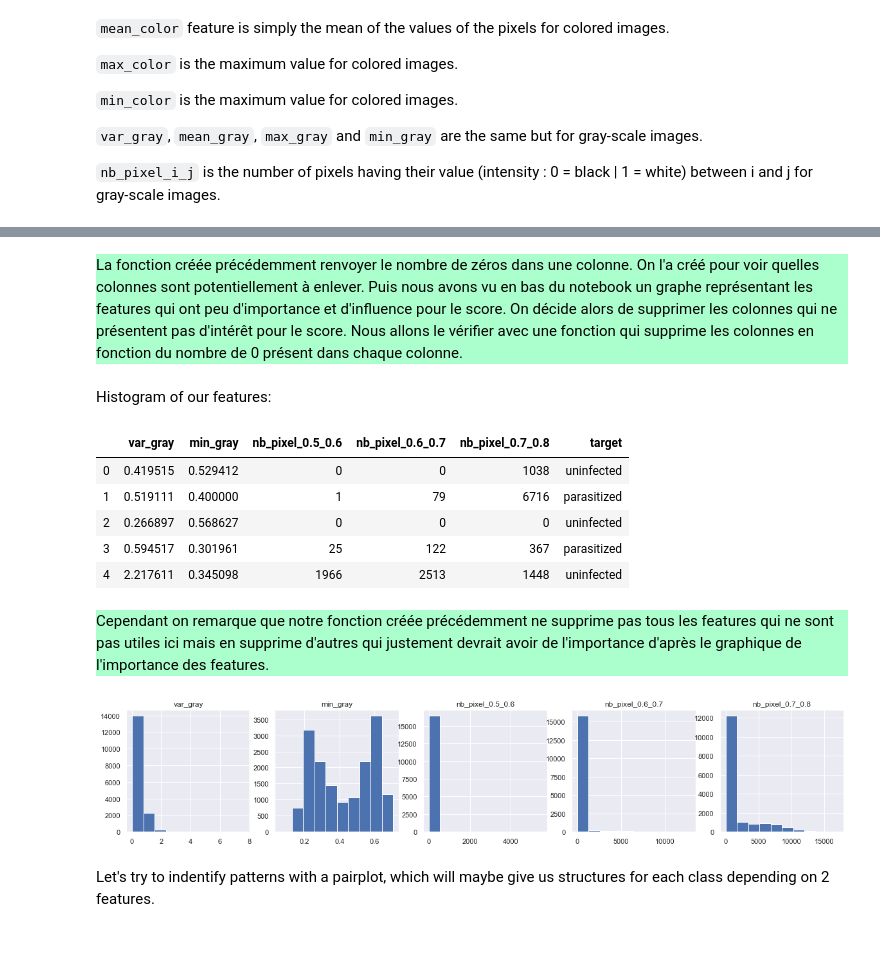
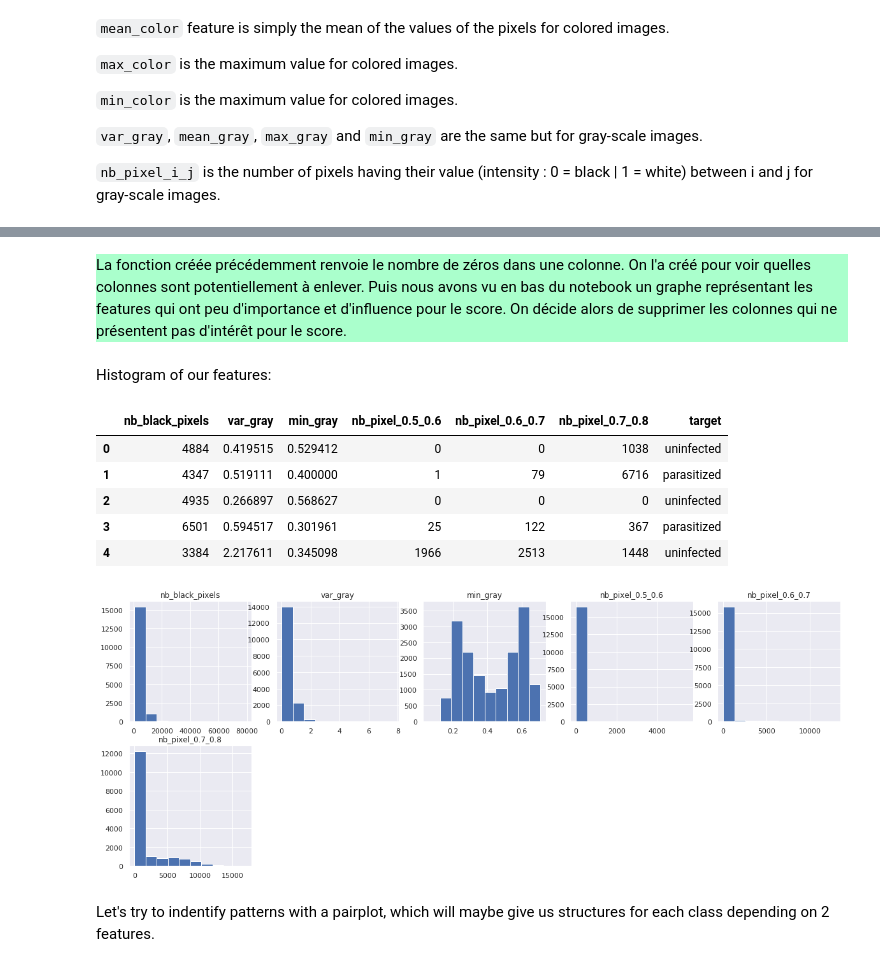
Before and after one commit to charlottetrupin/malaria, a Jupyter notebook: starting_kit/README_{preprocessing}.ipynb, the cells around one changed output, grey strips where cells are left out. Saved outputs shown, nothing was run; the diff lists cells and outputs as text; code cells hidden in the pictures.

```diff
--- a/starting_kit/README_{preprocessing}.ipynb
+++ b/starting_kit/README_{preprocessing}.ipynb
@@ -141,70 +141,68 @@ data.describe()
 | max | 79306.000000 | 0.030410 | 1.000000 | 1.000000 | 1.000000 | 7.691629 | 0.748599 | 0.705882 | 0.941176 | ... |
 # %% [markdown]
 <div style="background:#AAFFCC">
-La fonction créée précédemment renvoyer le nombre de zéros dans une colonne. On l'a créé pour voir quelles colonnes sont potentiellement à enlever. Puis nous avons vu en bas du notebook un graphe représentant les features qui ont peu d'importance et d'influence pour le score. On décide alors de supprimer les colonnes qui  ne présentent pas d'intérêt pour le score.
-Nous allons le vérifier avec une fonction qui supprime les colonnes en fonction du nombre de 0 présent dans chaque colonne.
+La fonction créée précédemment renvoie le nombre de zéros dans une colonne. On l'a créé pour voir quelles colonnes sont potentiellement à enlever. Puis nous avons vu en bas du notebook un graphe représentant les features qui ont peu d'importance et d'influence pour le score. On décide alors de supprimer les colonnes qui  ne présentent pas d'intérêt pour le score.
+</div>
 # %% [markdown]
 Histogram of our features:
 # %%
 # processing
 # On analyse les colonnes nb_pixel_i_j pour voir si elles sont à enlever ou pas
 
-def supprime_colonne_avec_codition(nom_colonne):
+
+def supprime_colonne1(nom_colonne):
     j = 0
     for i in range(data.shape[0]):
         if data[nom_colonne][i] == 0 :
             j = j + 1
-    if j > 16000/2 :    #à modifier
+    if j > 16000/2 :
         return data.drop(columns=nom_colonne)
     return data
 
+#Finalement on se rend compte que la fonction précédente ne supprime que les colonnes qui ont un nombre de 0
+#sans tenir compte de l'importance des features.
+#Du coup on décide juste de supprimer les colonnes qui ne nous intéressent pas :
+
 def supprime_colonne(nom_colonne):
     return data.drop(columns=nom_colonne)
+
+
 
 data = supprime_colonne("nb_pixel_0.0_0.1")
 data = supprime_colonne("nb_pixel_0.1_0.2")
 data = supprime_colonne("nb_pixel_0.2_0.3")
 data = supprime_colonne("nb_pixel_0.3_0.4")
 data = supprime_colonne("nb_pixel_0.4_0.5")
-#data = supprime_colonne("nb_pixel_0.5_0.6")
-#Ca ne supprime plus à partir d'ici :
-#data = supprime_colonne("nb_pixel_0.6_0.7")
-#data = supprime_colonne("nb_pixel_0.7_0.8")
+data = supprime_colonne("var_color")
+data = supprime_colonne("mean_color")
+data = supprime_colonne("max_color")
 data = supprime_colonne("nb_pixel_0.8_0.9")
 data = supprime_colonne("nb_pixel_0.9_1.0")
+data = supprime_colonne("min_color")
+data = supprime_colonne("mean_gray")
 data = supprime_colonne("max_gray")
-data = supprime_colonne("nb_black_pixels")
-data = supprime_colonne("mean_gray")
-data = supprime_colonne("min_color")
-data = supprime_colonne("max_color")
-data = supprime_colonne("mean_color")
-data = supprime_colonne("var_color")
-#on teste pour voir si ces colonnes sont importantes :
 
 
 data.head()
 # %% [output]
-|  | var_gray | min_gray | nb_pixel_0.5_0.6 | nb_pixel_0.6_0.7 | nb_pixel_0.7_0.8 | target |
-| 0 | 0.419515 | 0.529412 | 0 | 0 | 1038 | uninfected |
-| 1 | 0.519111 | 0.400000 | 1 | 79 | 6716 | parasitized |
-| 2 | 0.266897 | 0.568627 | 0 | 0 | 0 | uninfected |
-| 3 | 0.594517 | 0.301961 | 25 | 122 | 367 | parasitized |
-| 4 | 2.217611 | 0.345098 | 1966 | 2513 | 1448 | uninfected |
+|  | nb_black_pixels | var_gray | min_gray | nb_pixel_0.5_0.6 | nb_pixel_0.6_0.7 | nb_pixel_0.7_0.8 | target |
+| 0 | 4884 | 0.419515 | 0.529412 | 0 | 0 | 1038 | uninfected |
+| 1 | 4347 | 0.519111 | 0.400000 | 1 | 79 | 6716 | parasitized |
+| 2 | 4935 | 0.266897 | 0.568627 | 0 | 0 | 0 | uninfected |
+| 3 | 6501 | 0.594517 | 0.301961 | 25 | 122 | 367 | parasitized |
+| 4 | 3384 | 2.217611 | 0.345098 | 1966 | 2513 | 1448 | uninfected |
-# %% [markdown]
-<div style="background:#AAFFCC">
-Cependant on remarque que notre fonction créée précédemment ne supprime pas tous les features qui ne sont pas utiles ici mais en supprime d'autres qui justement devrait avoir de l'importance d'après le graphique de l'importance des features.
 # %%
 import matplotlib.pyplot as plt
 
 plt.figure(figsize=(20,16))
 
-for t in range(5):
+for t in range(6):
     plt.subplot(4,5,t+1)
     plt.hist(data[data.columns[t]])
     plt.title(data.columns[t])
     t+=1
 # %% [output]
-[figure, old version]
+[figure, new version]
 # %% [markdown]
 Let's try to indentify patterns with a pairplot, which will maybe give us structures for each class depending on 2 features.
 # %%
```
Also changed, not shown: parts of 22 cells of this notebook.
